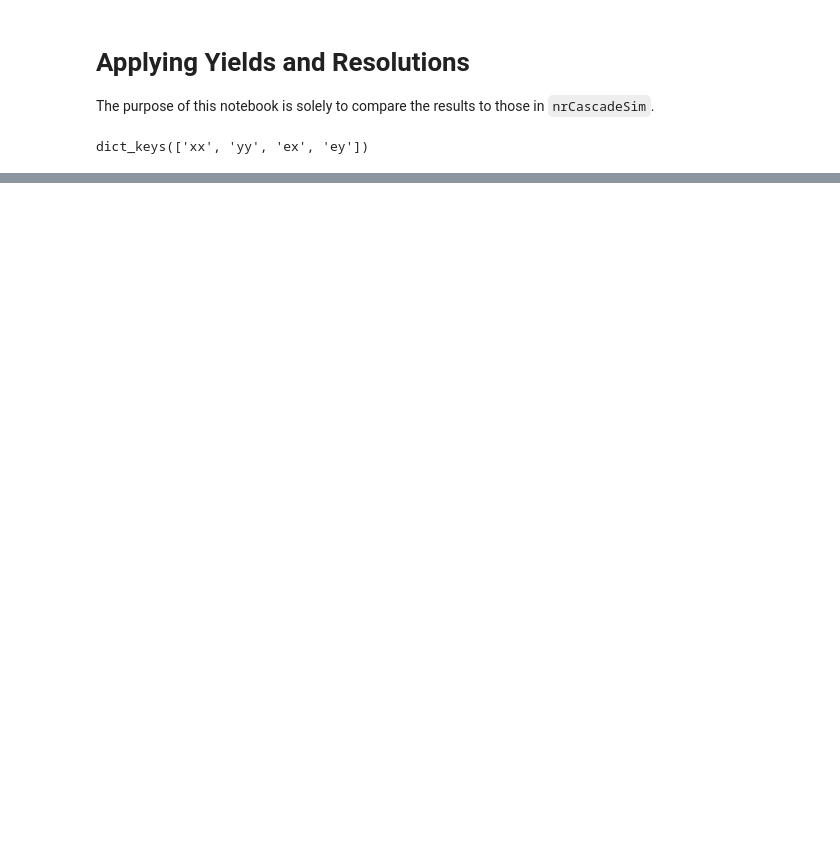
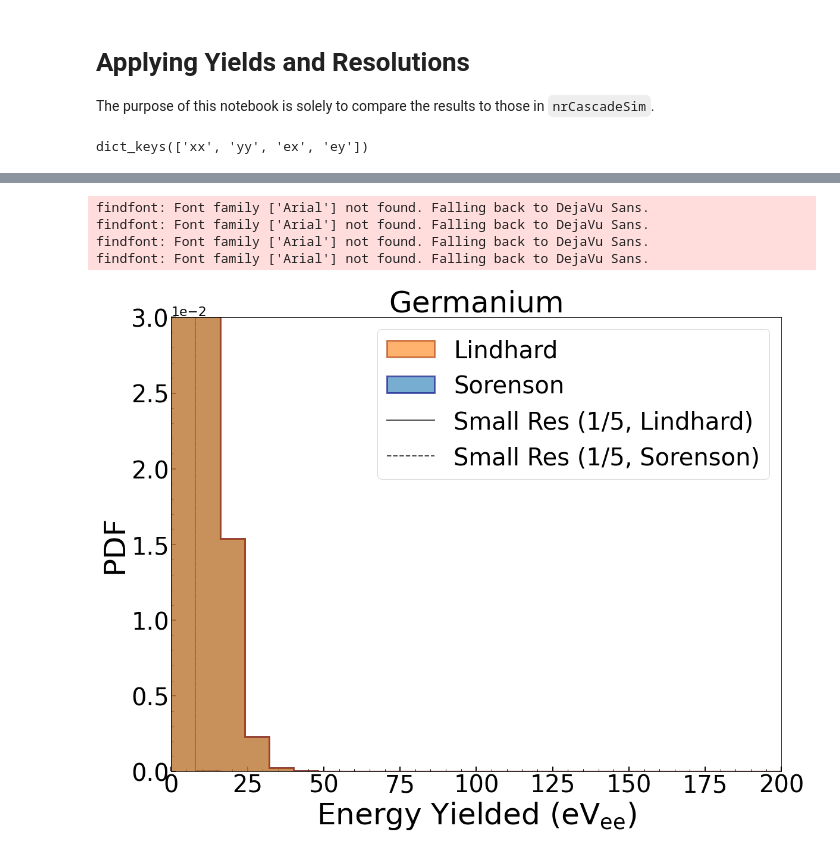
Before and after one commit to villano-lab/G4PhysicsTesting, a Jupyter notebook: python/Yields_and_Resolutions.ipynb, the cells around one changed output, grey strips where cells are left out. Cells and saved outputs as stored; diff of their text form; code cells hidden in the pictures; blank space fills up the shorter version.

Commit message:
Have first draft of plots! Seems like I slightly changed something though - compare to version in nrCascadeSim.

```diff
--- a/python/Yields_and_Resolutions.ipynb
+++ b/python/Yields_and_Resolutions.ipynb
@@ -29,0 +88,44 @@ ValueError: not a ROOT file (starts with b',EV,' instead of 'root')
+# %%
+#Plotting!
+
+#Set up to plot
+fig, ax = plt.subplots(figsize=(16,12))
+
+#Set up histogram binning.
+binsize = 8 #bin width in eVee
+bins = np.arange(0,620,binsize)
+
+#Plot data
+plt.hist(small_Lind,alpha=0.7,label='Small Res (1/5, Lindhard)',histtype='step',edgecolor='black',density='True',linewidth=2,bins=bins)
+plt.hist(small_Sor,alpha=0.7,label='Small Res (1/5, Sorenson)',histtype='step',edgecolor='black',linestyle='--',density='True',linewidth=2,bins=bins)
+plt.hist(real_Sor,alpha=0.6,label='Sorenson',histtype='step',fill=True,density='True',bins=bins,linewidth=3,edgecolor='navy',color='C0')
+plt.hist(real_Lind,alpha=0.6,label='Lindhard',histtype='step',fill=True,density='True',bins=bins,linewidth=3,edgecolor='#a30',color='C1')
+
+#Label Axes
+plt.xlabel(r"Energy Yielded ($\mathrm{eV}_{\mathrm{ee}}$)",fontsize=50)
+plt.ylabel("PDF",fontsize=50)#Counts/(total counts * bin width)")
+
+#Format axis ticks
+ax = format_exponent(ax, axis='y')
+ax.tick_params(axis='both',which='major',labelsize=40)
+
+#Define plotting region
+plt.xlim([0,200])
+plt.ylim([6e-13,3e-2]) #Make corner less awkward. Smallest starting value that will make the extra 0 go away
+
+#Legend Formatting
+LindPatch = mpatch.Patch(facecolor='C1',edgecolor='#a30',linewidth=3,label='Lindhard',alpha=0.6)
+SorPatch = mpatch.Patch(facecolor='C0',edgecolor='navy',linewidth=3,label='Sorenson',alpha=0.6)
+LindLine = Line2D([0],[0],alpha=0.7,color='black',label='Small Res (1/5, Lindhard)')
+SorLine = Line2D([0],[0],linestyle='--',alpha=0.7,color='black',label='Small Res (1/5, Sorenson)')
+
+#Display everything
+plt.legend(handles=[LindPatch,SorPatch,LindLine,SorLine],fontsize=40)
+plt.title('Germanium',fontsize=50)
+plt.show()
+# %% [output]
+findfont: Font family ['Arial'] not found. Falling back to DejaVu Sans.
+findfont: Font family ['Arial'] not found. Falling back to DejaVu Sans.
+findfont: Font family ['Arial'] not found. Falling back to DejaVu Sans.
+findfont: Font family ['Arial'] not found. Falling back to DejaVu Sans.
+[figure, added]
```
Also changed, not shown: parts of 4 cells of this notebook, 4 other files.
